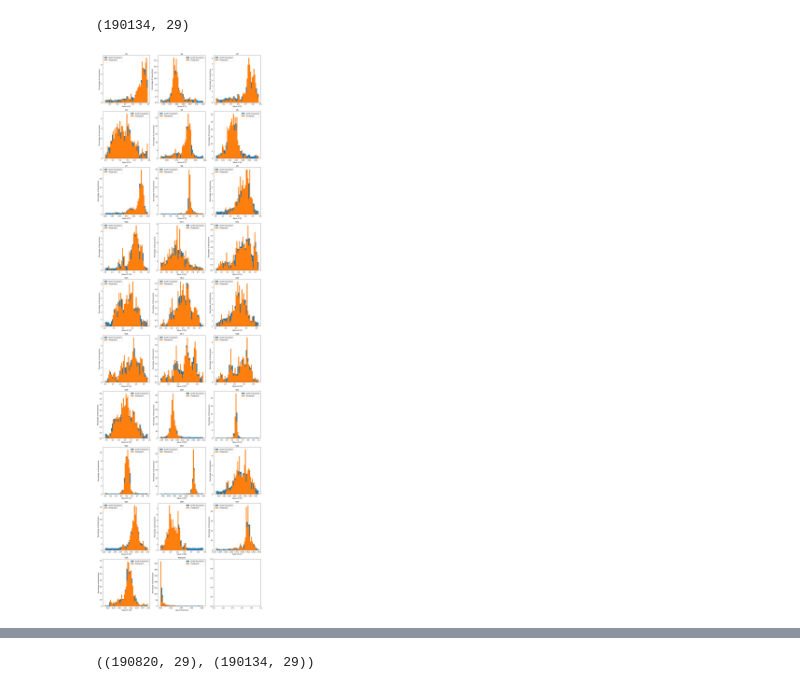
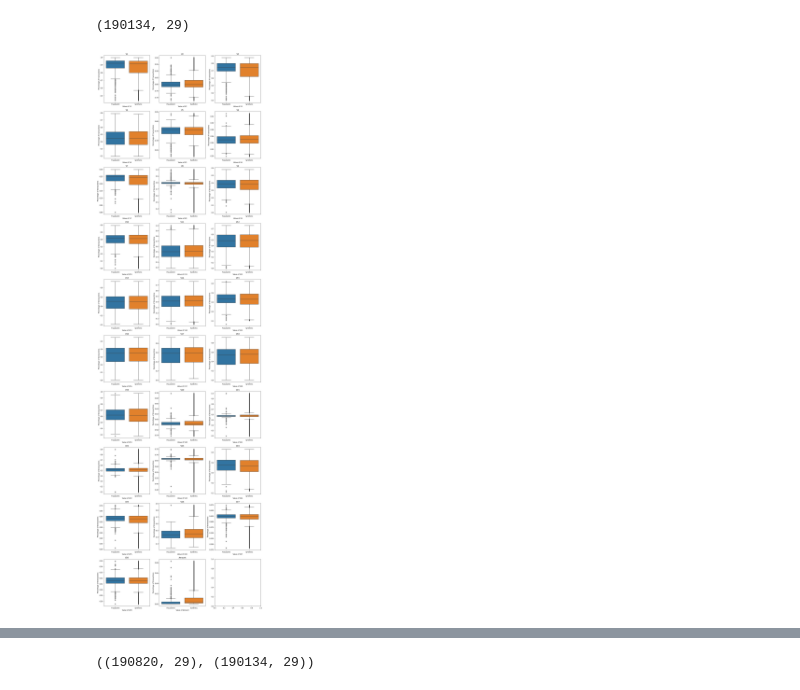
Before and after one commit to diegounzueta/Medium-Articles-, a Jupyter notebook: Fraud detection/Fraud Transactional Data.ipynb, the cells around one changed output, grey strips where cells are left out. Cells and saved outputs as stored; diff of their text form; code cells hidden in the pictures.

Commit message:
fraud classifiers

```diff
--- a/Fraud detection/Fraud Transactional Data.ipynb
+++ b/Fraud detection/Fraud Transactional Data.ipynb
@@ -124,5 +122,5 @@ df.shape
 # %%
-def plot_data(fraud, nofraud = None, synth = None, features=None):
+def plot_data(fraud, nofraud = None, labels = None, features=None, box = True):
     """
     Input: 2 dataframes, fraudulent transactions and non fraudulent
            list of features to visualise
@@ -136,12 +134,10 @@ def plot_data(fraud, nofraud = None, synth = None, features=None):
 
     try:
         fraud = fraud[features]
+        nofraud = nofraud[features]
 
-        if type(nofraud) == pd.DataFrame:
-            nofraud = nofraud[features]
-        if type(synth) == pd.DataFrame:
-            synth = synth[features]
     except:
+
         raise
         return()
 
@@ -149,19 +145,29 @@ def plot_data(fraud, nofraud = None, synth = None, features=None):
 
     _, ax = plt.subplots(n_rows, 3, figsize = (5*3, 5*n_rows))
 
+    if labels == None:
+        labels = ["Not Fraudulent","Fraudulent"]
+
+    nofraud["data"] = labels[0]
+    fraud["data"] = labels[1]
+
+    if box == True:
+        joint = pd.concat([fraud, nofraud], axis = 0)
 
     for index, i in enumerate(features):
         axis = ax[index//3][index%3]
-        if type(nofraud) == pd.DataFrame:
-            axis.hist(nofraud[i], density = True, bins = 50, stacked = True, label = "Non Fraudulent")
-        if type(synth) == pd.DataFrame:
-            axis.hist(synth[i], density = True, bins = 50, stacked = True, label = "Synth Fraudulent")
 
-        axis.hist(fraud[i], bins = 50, density = True, stacked = True, label = "Fraudulent")
+        if box == True:
+            sns.boxplot(data = joint, x = "data", y = i, ax = axis)
+        else:
+            axis.hist(nofraud[i], density = True, bins = 50, stacked = True, label = labels[0])
+            axis.hist(fraud[i], bins = 50, density = True, stacked = True, label = labels[1])
+            axis.legend()
+
         axis.set_title(i)
         axis.set_ylabel("Percentage of transactions")
         axis.set_xlabel("Value of {}".format(i))
-        axis.legend()
+
     plt.tight_layout()
 # %%
 plot_data(fraud, nofraud = nofraud, features = ["Time", "V3", "V4", "V9", "V10", "V11", "V12", "V14", "V17", "Amount"])
@@ -465,6 +469,6 @@ synth.shape
 # %% [output]
 (190134, 29)
 # %%
-plot_data(fraud_norm, synth = synth, features = list(X_columns))
+plot_data(fraud_norm,  synth, labels = ["Fraudulent", "Synthetic"], features = list(X_columns))
 # %% [output]
-[figure, old version]
+[figure, new version]
```
Also changed, not shown: parts of 78 cells of this notebook.
